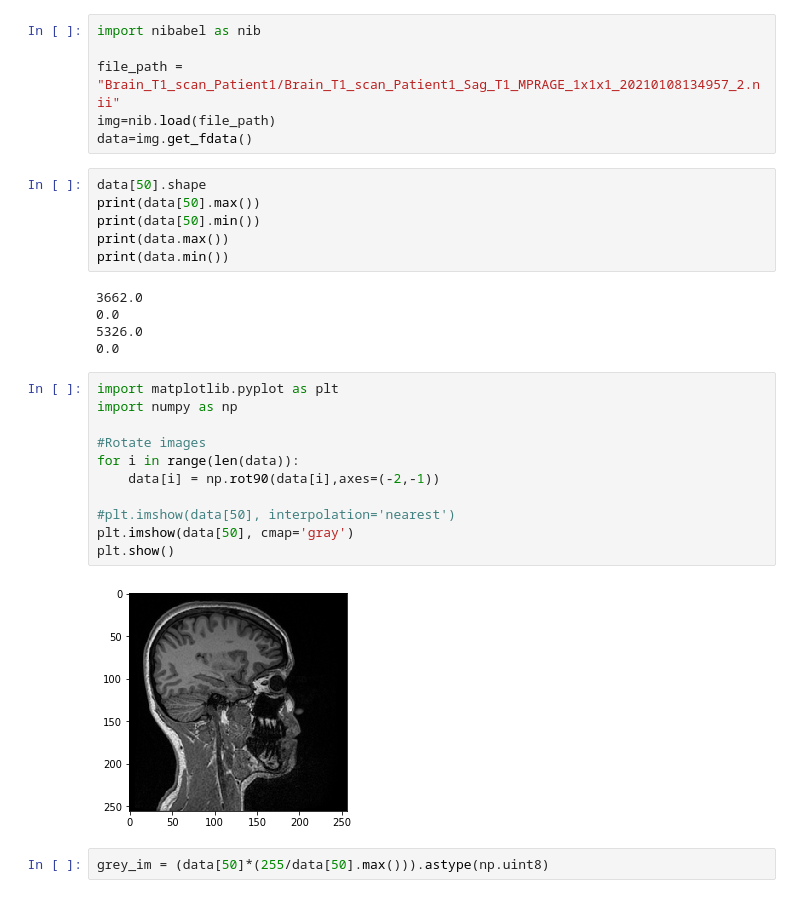
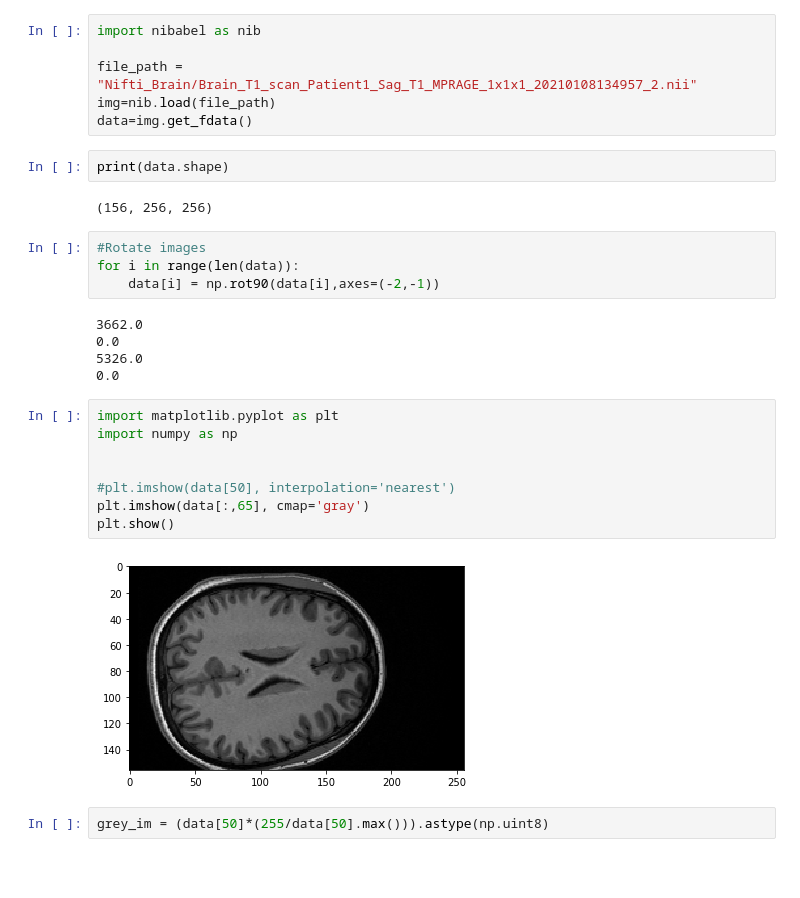
Before and after one commit to nathan-14200/wsbim2243, a Jupyter notebook: wsbim2243 - notebook.ipynb, the cells around one changed output. Cells and saved outputs as stored; diff of their text form; blank space fills up the shorter version.

```diff
--- a/wsbim2243 - notebook.ipynb
+++ b/wsbim2243 - notebook.ipynb
@@ -33,33 +6,32 @@ Successfully installed nibabel-3.2.1
 # %%
 import nibabel as nib
 
-file_path = "Brain_T1_scan_Patient1/Brain_T1_scan_Patient1_Sag_T1_MPRAGE_1x1x1_20210108134957_2.nii"
+file_path = "Nifti_Brain/Brain_T1_scan_Patient1_Sag_T1_MPRAGE_1x1x1_20210108134957_2.nii"
 img=nib.load(file_path)
 data=img.get_fdata()
-# %%
-data[50].shape
-print(data[50].max())
-print(data[50].min())
-print(data.max())
-print(data.min())
-# %% [output]
-3662.0
-0.0
-5326.0
-0.0
+# %%
+print(data.shape)
+# %% [output]
+(156, 256, 256)
+# %%
+#Rotate images
+for i in range(len(data)):
+    data[i] = np.rot90(data[i],axes=(-2,-1))
+# %% [output]
+3662.0
+0.0
+5326.0
+0.0
 # %%
 import matplotlib.pyplot as plt
 import numpy as np
 
-#Rotate images
-for i in range(len(data)):
-    data[i] = np.rot90(data[i],axes=(-2,-1))
 
 #plt.imshow(data[50], interpolation='nearest')
-plt.imshow(data[50], cmap='gray')
+plt.imshow(data[:,65], cmap='gray')
 plt.show()
 # %% [output]
-[figure, old version]
+[figure, new version]
 # %%
 grey_im = (data[50]*(255/data[50].max())).astype(np.uint8)
 # %%
```
Also changed, not shown: parts of 7 cells of this notebook.
